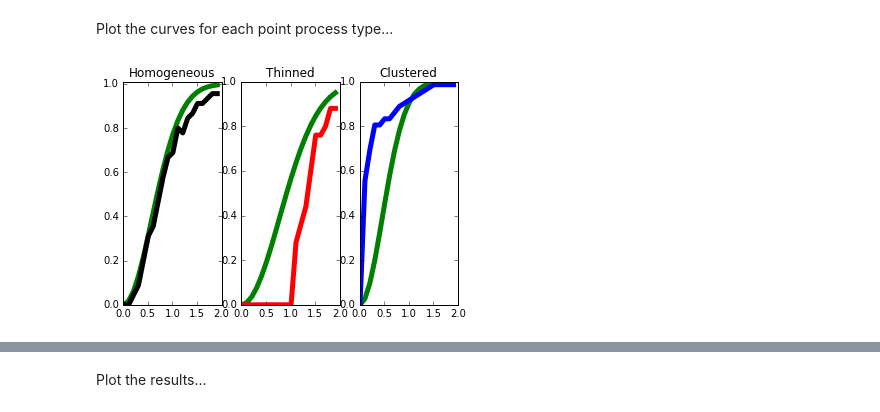
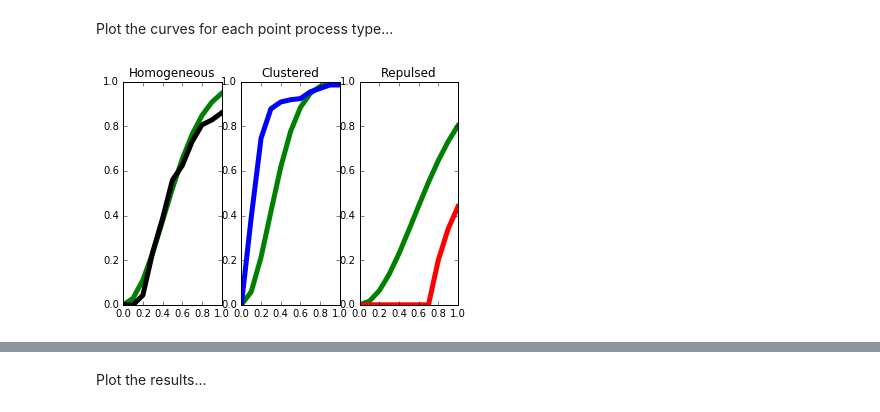
Before and after one commit to enalisnick/blog_sandbox, a Jupyter notebook: BigDIPA_Spatial_lab_with_solutions.ipynb, the cells around one changed output, grey strips where cells are left out. Saved outputs shown, nothing was run; the diff lists cells and outputs as text; code cells hidden in the pictures.

```diff
--- a/BigDIPA_Spatial_lab_with_solutions.ipynb
+++ b/BigDIPA_Spatial_lab_with_solutions.ipynb
@@ -168,7 +173,7 @@ $$ \textbf{remove} \ \  u_{i} \ \ if  \ \ \mid \mid u_{i} - u_{j} \mid \mid_{2}
 
 Now let's define the thinning method...
 # %%
-def thin_process(data, radius=1.):
+def thin_process(data, radius=.75):
     X = np.array(data)
 
     test_idx = X.shape[0]-1
@@ -177,7 +182,7 @@ def thin_process(data, radius=1.):
 
             if np.sqrt(np.sum((X[test_idx] - X[idx])**2)) <= radius:
                 X = np.delete(X, test_idx, 0)
-                break
+                break  # we've found one point that satisfies, no need to test others
 
         test_idx -= 1
     return X
@@ -189,3 +191,5 @@ thinned_process = thin_process(x_homog_pp)
+# %%
+repulsed_process = thin_process(homog_pp)
 # %% [markdown]
 Plot the original and final points...
 # %%
@@ -265,28 +260,40 @@ g_poisson_clustered = [calculate_poisson_G_statistic(data, radius=r) for r in ra
+# %%
+radii = np.arange(0., 1.1, .1)
+
+g_data = []
+g_poisson = []
+for data in [homog_pp, cluster_process, repulsed_process]:
+
+    # calculate G-function on data
+    g_data.append([calculate_emp_G_statistic(data, radius=r) for r in radii])
+
+    # calculate G-function as if the data were a homogeneous PP
+    g_poisson.append([calculate_poisson_G_statistic(data, radius=r) for r in radii])
 # %% [markdown]
 Plot the curves for each point process type...
 # %%
 ### Make Plots
 ax1 = plt.subplot(1, 3, 1)
-ax1.plot(radi, g_poisson_homog,'g-', linewidth=5.)
-ax1.plot(radi, g_stats_homog,'k-', linewidth=5.)
-plt.xlim([0,2.])
-plt.ylim([0,1.01])
+ax1.plot(radii, g_poisson[0],'g-', linewidth=5.)
+ax1.plot(radii, g_data[0],'k-', linewidth=5.)
+plt.xlim([0,1.])
+plt.ylim([0,1.])
 plt.title("Homogeneous")
 
 ax2 = plt.subplot(1, 3, 2)
-ax2.plot(radi, g_poisson_thinned,'g-', linewidth=5.)
-ax2.plot(radi, g_stats_thinned,'r-', linewidth=5.)
-plt.xlim([0,2.])
-plt.ylim([0,1.])
-plt.title("Thinned")
-
-ax3 = plt.subplot(1, 3, 3)
-ax3.plot(radi, g_poisson_clustered,'g-', linewidth=5.)
-ax3.plot(radi, g_stats_clustered,'b-', linewidth=5.)
-plt.xlim([0,2.])
+ax2.plot(radii, g_poisson[1],'g-', linewidth=5.)
+ax2.plot(radii, g_data[1],'b-', linewidth=5.)
+plt.xlim([0,1.])
 plt.ylim([0,1.])
 plt.title("Clustered")
 
+ax3 = plt.subplot(1, 3, 3)
+ax3.plot(radii, g_poisson[2],'g-', linewidth=5.)
+ax3.plot(radii, g_data[2],'r-', linewidth=5.)
+plt.xlim([0,1.])
+plt.ylim([0,1.])
+plt.title("Repulsed")
+
 plt.show()
 # %% [output]
-[figure, old version]
+[figure, new version]
```
Also changed, not shown: parts of 29 cells of this notebook.
